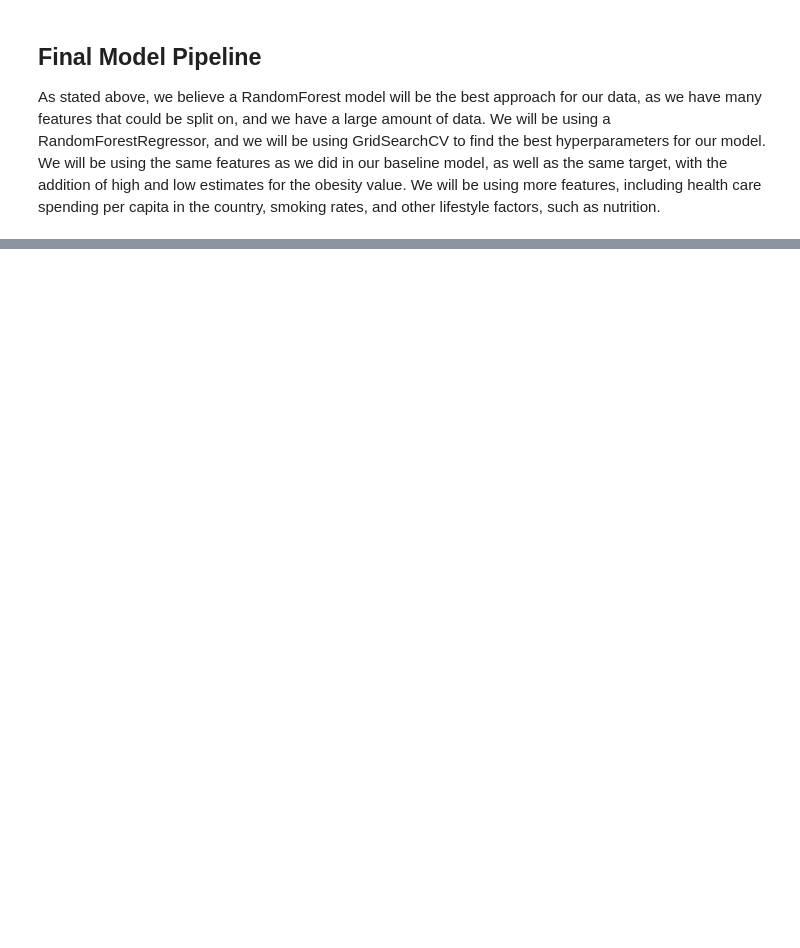
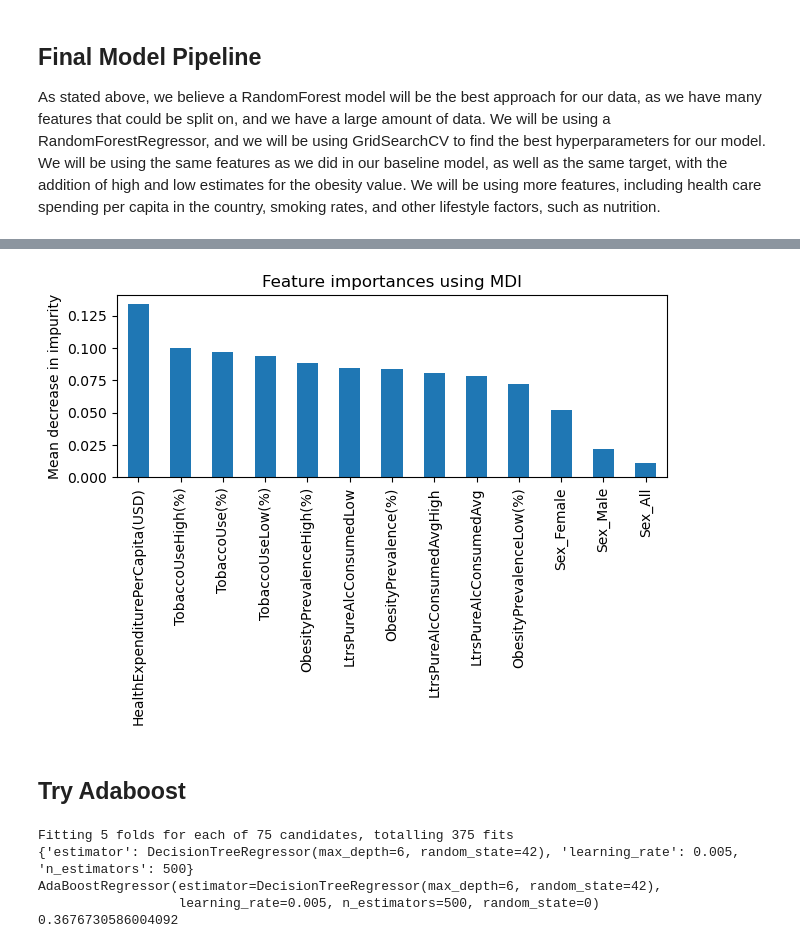
Before and after one commit to Dylanuripark/CS109-CardiovascularHealth, a Jupyter notebook: main.ipynb, the cells around one changed output, grey strips where cells are left out. Saved outputs shown, nothing was run; the diff lists cells and outputs as text; code cells hidden in the pictures; blank space fills up the shorter version.

```diff
--- a/main.ipynb
+++ b/main.ipynb
@@ -668,0 +602,38 @@ RandomForestRegressor(max_depth=10, min_samples_leaf=4, min_samples_split=10,
+# %%
+forest_importances = pd.Series(model.feature_importances_, index=model.feature_names_in_).sort_values(ascending=False)
+
+fig, ax = plt.subplots()
+forest_importances.plot.bar(ax=ax)
+ax.set_title("Feature importances using MDI")
+ax.set_ylabel("Mean decrease in impurity")
+fig.tight_layout()
+# %% [output]
+[figure, added]
+# %% [markdown]
+## Try Adaboost
+# %%
+# grid search for decision tree
+
+param_grid = {
+    'n_estimators': [500,650,800,950,1100],
+    'learning_rate': [0.005,0.01,0.015,0.02,0.025],
+    'estimator': [DecisionTreeRegressor(max_depth=5,random_state=42), DecisionTreeRegressor(max_depth=6,random_state=42), DecisionTreeRegressor(max_depth=7,random_state=42)]
+}
+
+adaBoost_model = AdaBoostRegressor(estimator=DecisionTreeRegressor(max_depth=4, random_state=0),
+                                    random_state=0)
+
+
+grid_search = GridSearchCV(estimator=adaBoost_model, param_grid=param_grid, cv=5, n_jobs=-1, verbose=1)
+
+grid_search.fit(X_train, y_train)
+
+print(grid_search.best_params_)
+print(grid_search.best_estimator_)
+print(grid_search.best_score_)
+# %% [output]
+Fitting 5 folds for each of 75 candidates, totalling 375 fits
+{'estimator': DecisionTreeRegressor(max_depth=6, random_state=42), 'learning_rate': 0.005, 'n_estimators': 500}
+AdaBoostRegressor(estimator=DecisionTreeRegressor(max_depth=6, random_state=42),
+                  learning_rate=0.005, n_estimators=500, random_state=0)
+0.3676730586004092
```
Also changed, not shown: parts of 29 cells of this notebook, 1 other file.
